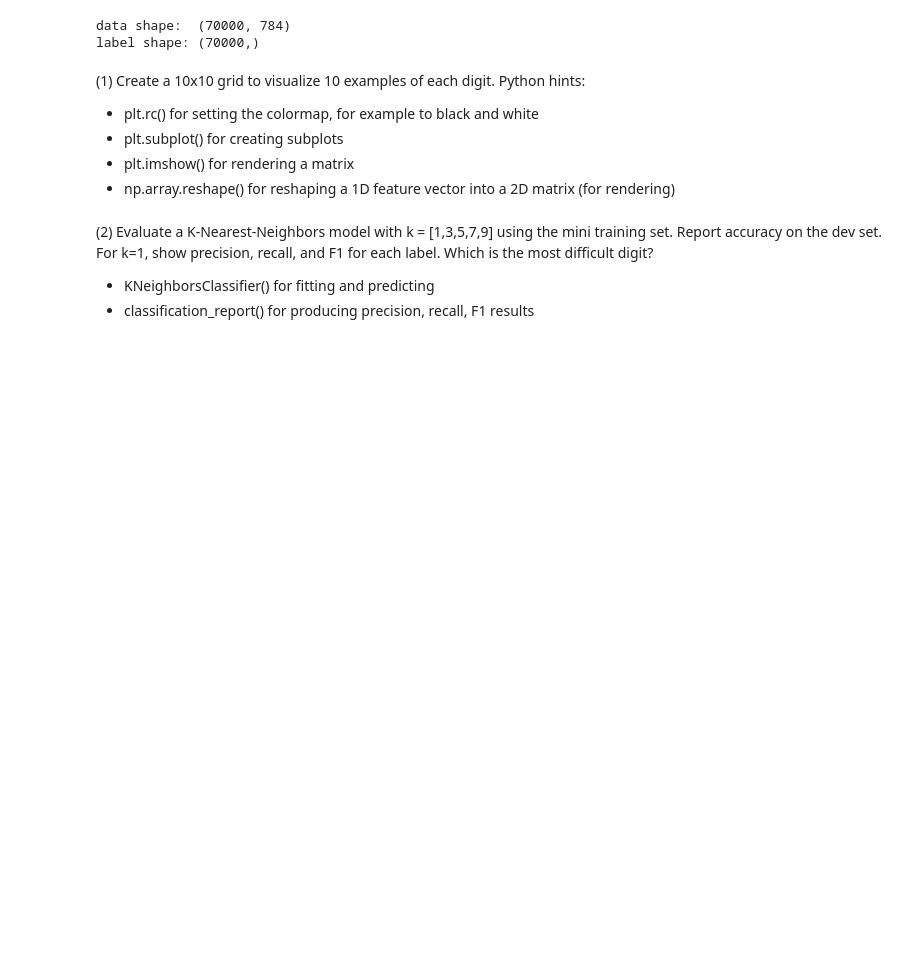
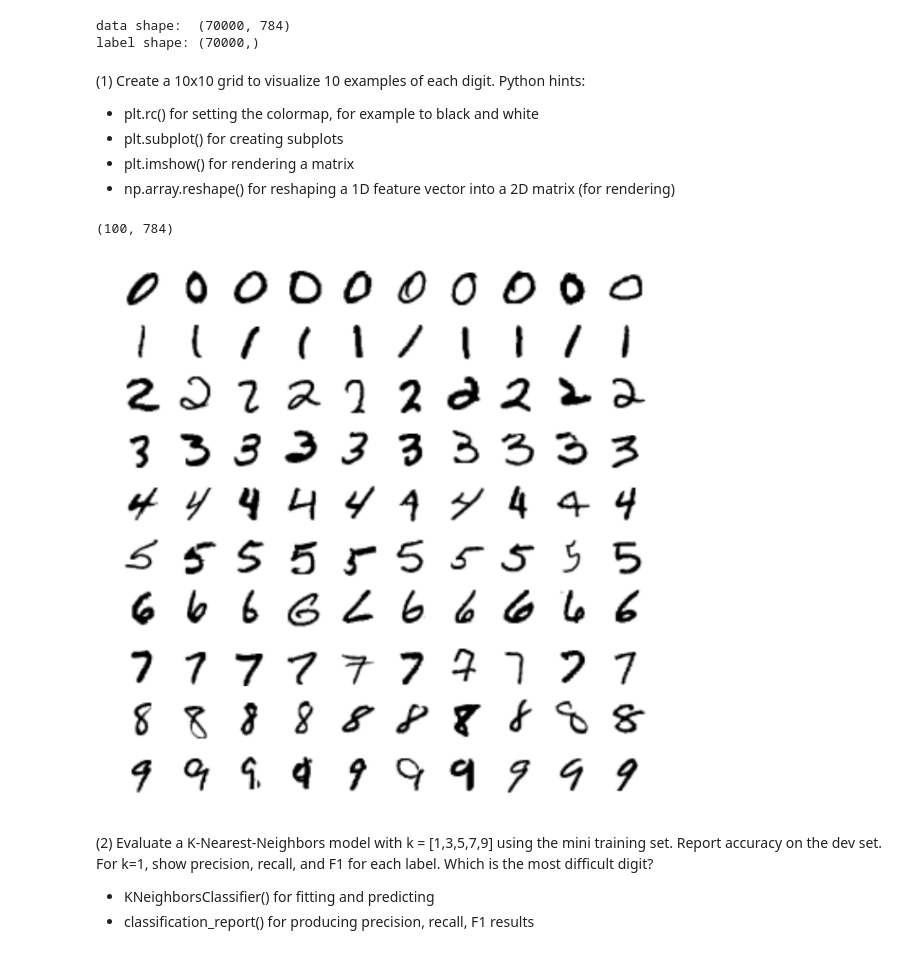
Before and after one commit to jjpeh/W207, a Jupyter notebook: Project/Project1/JunJun_Peh_p1.ipynb, the cells around one changed output. Drawn from its saved outputs; the diff is of its cells as text; code cells hidden in the pictures; blank space fills up the shorter version.

```diff
--- a/Project/Project1/JunJun_Peh_p1.ipynb
+++ b/Project/Project1/JunJun_Peh_p1.ipynb
@@ -37,8 +39,13 @@ Load the data. Notice that we are splitting the data into training, development,
 # %%
 # Load the digit data either from mldata.org, or once downloaded to data_home, from disk. The data is about 53MB so this cell
 # should take a while the first time your run it.
-mnist = fetch_mldata('MNIST original', data_home='~/datasets/mnist')
-X, Y = mnist.data, mnist.target
+
+#mnist = fetch_mldata('MNIST original', data_home='~/datasets/mnist')
+#X, Y = mnist.data, mnist.target
+
+# new location to load data set
+X, Y = fetch_openml('mnist_784', return_X_y=True , cache=False)
+Y = Y.astype(int)
 
 # Rescale grayscale values to [0,1].
 X = X / 255.0
@@ -49,8 +56,8 @@ X = X / 255.0
 shuffle = np.random.permutation(np.arange(X.shape[0]))
 X, Y = X[shuffle], Y[shuffle]
 
-print 'data shape: ', X.shape
-print 'label shape:', Y.shape
+print( 'data shape: ', X.shape)
+print( 'label shape:', Y.shape)
 
 # Set some variables to hold test, dev, and training data.
 test_data, test_labels = X[61000:], Y[61000:]
@@ -79,3 +77,41 @@ label shape: (70000,)
+# %%
+def P1(num_examples=10):
+
+### STUDENT START ###
+
+    num_types = np.unique(mini_train_labels) # find unique labels
+    num_size = len(num_types) # find length of unique label
+    digit_array = np.zeros((num_examples * num_size, mini_train_data.shape[1]))
+
+    # for each unique digit, randomize the image in the dataset with the size of user input num_examples
+    for i in range(num_size):
+        subset = mini_train_data[mini_train_labels == i]
+        #nonzero_index = np.flatnonzero(digit) # return indices that are non-zero
+        #digit_random = np.random.choice(a = nonzero_index, size = num_examples, replace = False)
+        shuffle = np.random.permutation(np.arange(subset.shape[0]))
+        digit_array[i*num_examples : (i+1)*num_examples] = subset[shuffle][:num_examples]
+
+    # plotting of 10 examples of each digit
+    #fig, axes = plt.subplots(nrows=num_size,ncols=num_examples) # 10x10 grid
+    plt.figure(figsize = (10,10))
+    num_pixels_perside = 28
+    n_rows = num_examples
+    n_cols = num_size
+    # Iterate through each example and plot each one
+    for example_i, img_values in enumerate(digit_array):
+        img_values = img_values.reshape((num_pixels_perside, num_pixels_perside))
+        plt.subplot(n_rows, n_cols, example_i+1)
+        plt.axis('off')
+        plt.imshow(img_values, cmap='gray_r')
+
+    return(digit_array.shape)
+
+### STUDENT END ###
+
+P1(10)
+# %% [output]
+(100, 784)
+[figure, added]
 # %% [markdown]
 (2) Evaluate a K-Nearest-Neighbors model with k = [1,3,5,7,9] using the mini training set. Report accuracy on the dev set. For k=1, show precision, recall, and F1 for each label. Which is the most difficult digit?
 
```
Also changed, not shown: parts of 16 cells of this notebook.
